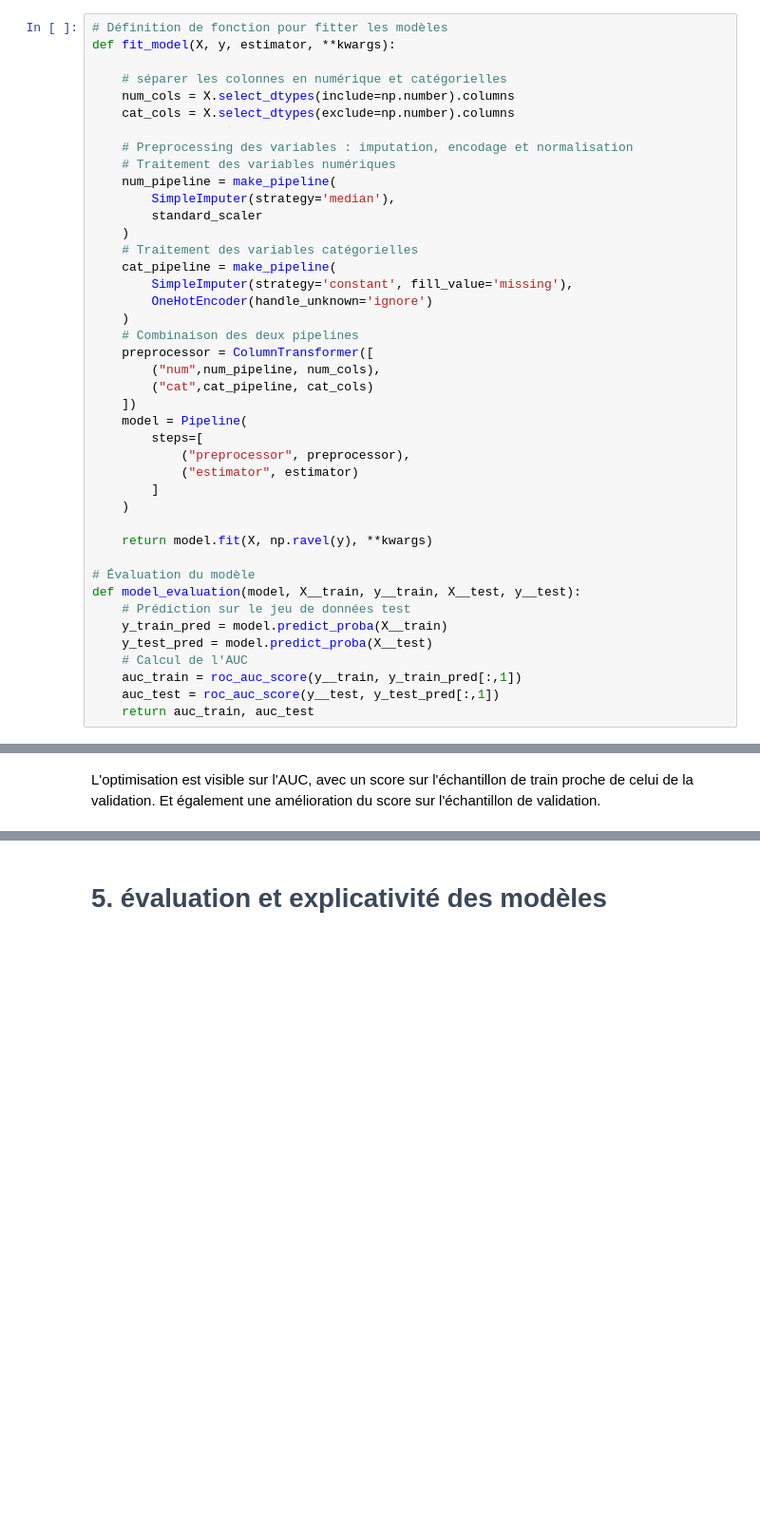
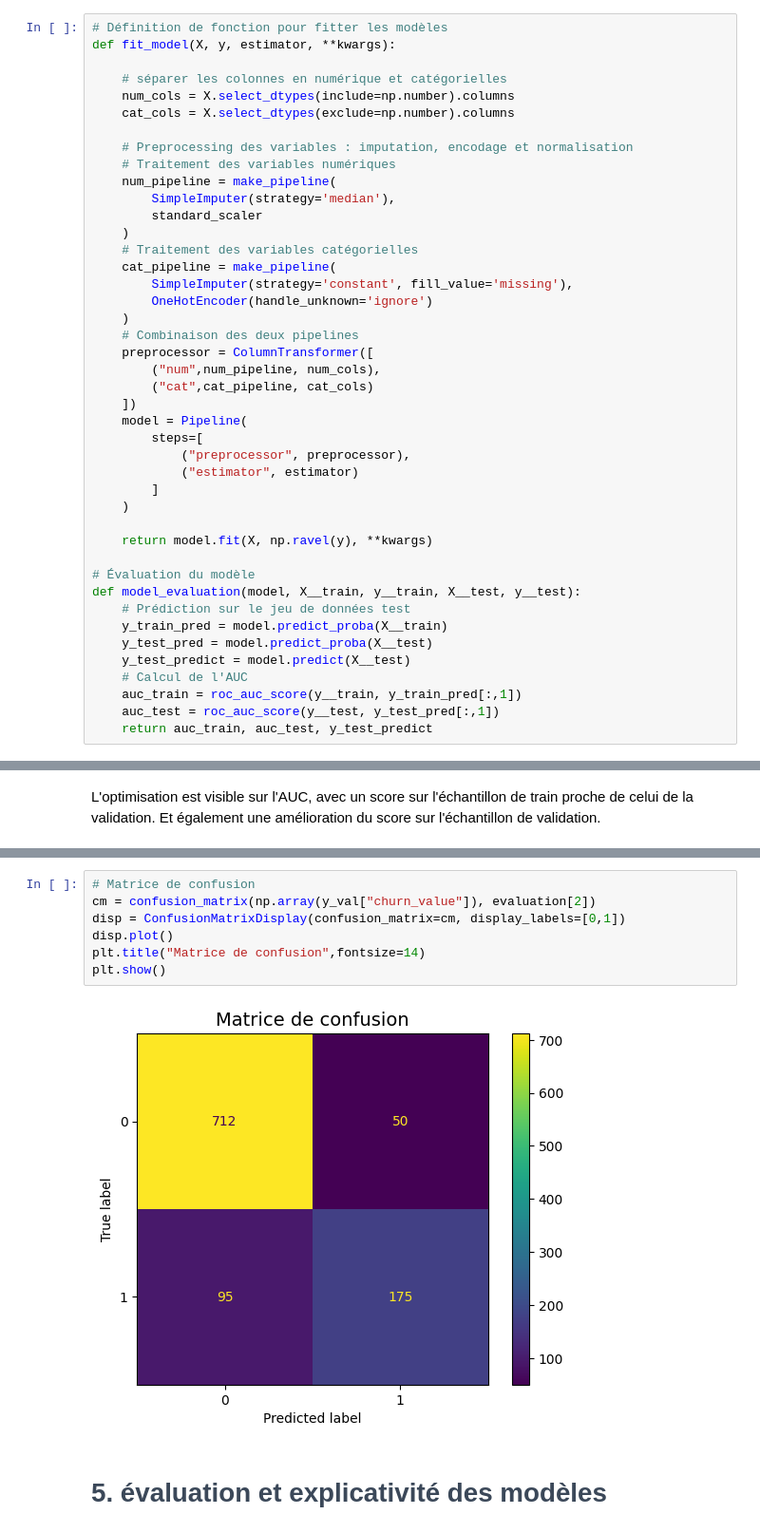
Before and after one commit to alexsavz/savina_alex_rendu_projet3, a Jupyter notebook: notebooks/SAVINA_Alex_Rendu_Projet3.ipynb, the cells around one changed output, grey strips where cells are left out. Shown at 95% size. Cells and saved outputs as stored; diff of their text form; blank space fills up the shorter version.

```diff
--- a/notebooks/SAVINA_Alex_Rendu_Projet3.ipynb
+++ b/notebooks/SAVINA_Alex_Rendu_Projet3.ipynb
@@ -1115,10 +1184,11 @@ def model_evaluation(model, X__train, y__train, X__test, y__test):
     # Prédiction sur le jeu de données test
     y_train_pred = model.predict_proba(X__train)
     y_test_pred = model.predict_proba(X__test)
+    y_test_predict = model.predict(X__test)
     # Calcul de l'AUC
     auc_train = roc_auc_score(y__train, y_train_pred[:,1])
     auc_test = roc_auc_score(y__test, y_test_pred[:,1])
-    return auc_train, auc_test
+    return auc_train, auc_test, y_test_predict
 # %%
 # Liste des modèles à entraîner
 models = {
@@ -1255,3 +1328,12 @@ grid_search.best_params_
+# %%
+# Matrice de confusion
+cm = confusion_matrix(np.array(y_val["churn_value"]), evaluation[2])
+disp = ConfusionMatrixDisplay(confusion_matrix=cm, display_labels=[0,1])
+disp.plot()
+plt.title("Matrice de confusion",fontsize=14)
+plt.show()
+# %% [output]
+[figure, added]
 # %% [markdown]
 # <font color='#3b4859'>5. évaluation et explicativité des modèles</font>
 # %% [markdown]
```
Also changed, not shown: parts of 77 cells of this notebook, 11 other files.
